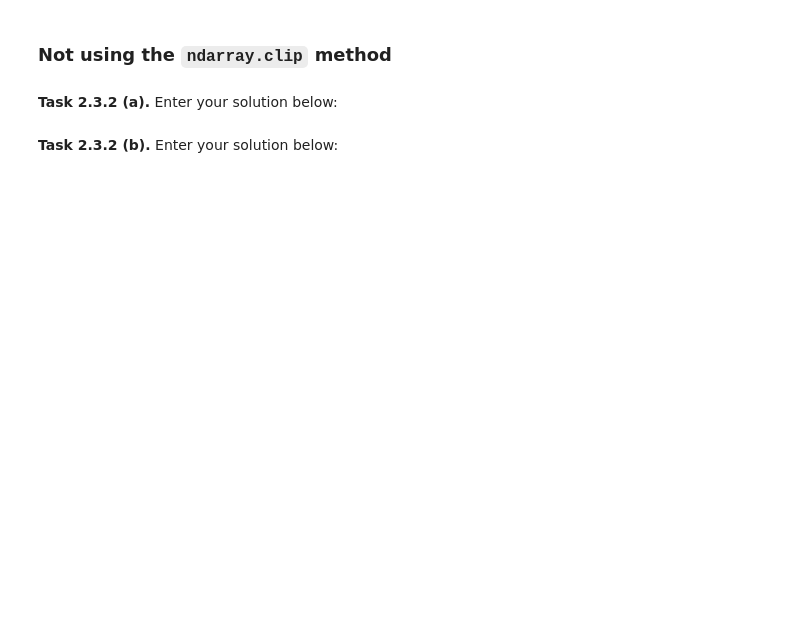
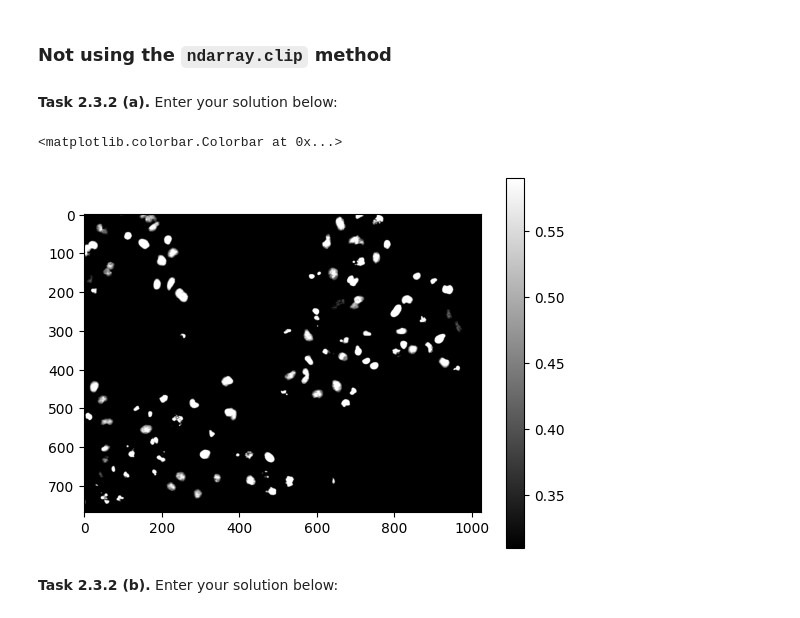
Before and after one commit to elisabeth-werner/mobi-fs3-python, a Jupyter notebook: task2.ipynb, the cells around one changed output. Drawn from its saved outputs; the diff is of its cells as text; code cells hidden in the pictures; blank space fills up the shorter version.

```diff
--- a/task2.ipynb
+++ b/task2.ipynb
@@ -34,5 +62,19 @@ T2 = 0.59
 ### Not using the `ndarray.clip` method
 # %% [markdown]
 **<a id="#">Task 2.3.2 (a).</a>** Enter your solution below:
+# %%
+imgcop2 = img.copy()
+for i in range(imgcop2.shape[0]):
+    for j in range(imgcop2.shape[1]):
+        if imgcop2[i,j] < T1:
+            imgcop2[i,j] = T1
+        elif imgcop2[i,j] > T2:
+            imgcop2[i,j] = T2
+
+plt.imshow(imgcop2, "gray")
+plt.colorbar()
+# %% [output]
+<matplotlib.colorbar.Colorbar at 0x...>
+[figure, added]
 # %% [markdown]
 **<a id="#">Task 2.3.2 (b).</a>** Enter your solution below:
```
Also changed, not shown: parts of 7 cells of this notebook.
